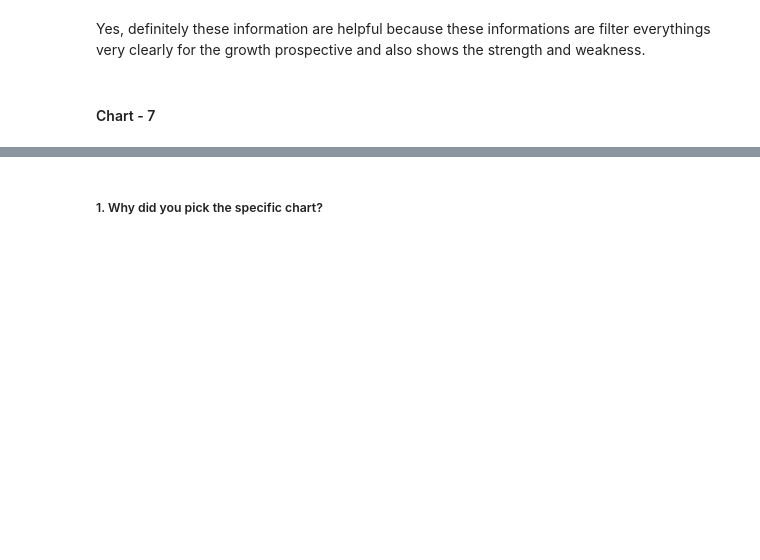
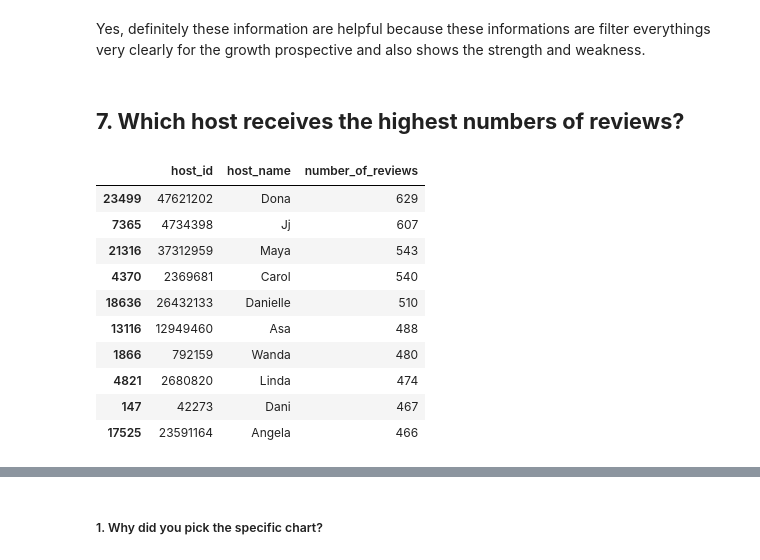
Before and after one commit to OmprakashDebata/Eda-Project-Airbnb, a Jupyter notebook: EDA_Airbnb_Submission.ipynb, the cells around one changed output, grey strips where cells are left out. Drawn from its saved outputs; the diff is of its cells as text; code cells hidden in the pictures; blank space fills up the shorter version.

```diff
--- a/EDA_Airbnb_Submission.ipynb
+++ b/EDA_Airbnb_Submission.ipynb
@@ -597,5 +602,3 @@ Here we found that the insights like staten island group have highest number of
 Are there any insights that lead to negative growth? Justify with specific reason.
 # %% [markdown]
 Yes, definitely these information are helpful because these informations are filter everythings very clearly for the growth prospective and also shows the strength and weakness.
-# %% [markdown]
-#### Chart - 7
@@ -603,0 +605,18 @@ Yes, definitely these information are helpful because these informations are fil
+# %% [markdown]
+## **7. Which host receives the highest numbers of reviews?**
+# %%
+host_review = airbnb.groupby(["host_id", 'host_name'])["number_of_reviews"].max().reset_index()
+host_review = host_review.sort_values("number_of_reviews", ascending=False).head(10)
+host_review
+# %% [output]
+|  | host_id | host_name | number_of_reviews |
+| 23499 | 47621202 | Dona | 629 |
+| 7365 | 4734398 | Jj | 607 |
+| 21316 | 37312959 | Maya | 543 |
+| 4370 | 2369681 | Carol | 540 |
+| 18636 | 26432133 | Danielle | 510 |
+| 13116 | 12949460 | Asa | 488 |
+| 1866 | 792159 | Wanda | 480 |
+| 4821 | 2680820 | Linda | 474 |
+| 147 | 42273 | Dani | 467 |
+| 17525 | 23591164 | Angela | 466 |
```
Also changed, not shown: parts of 36 cells of this notebook.
